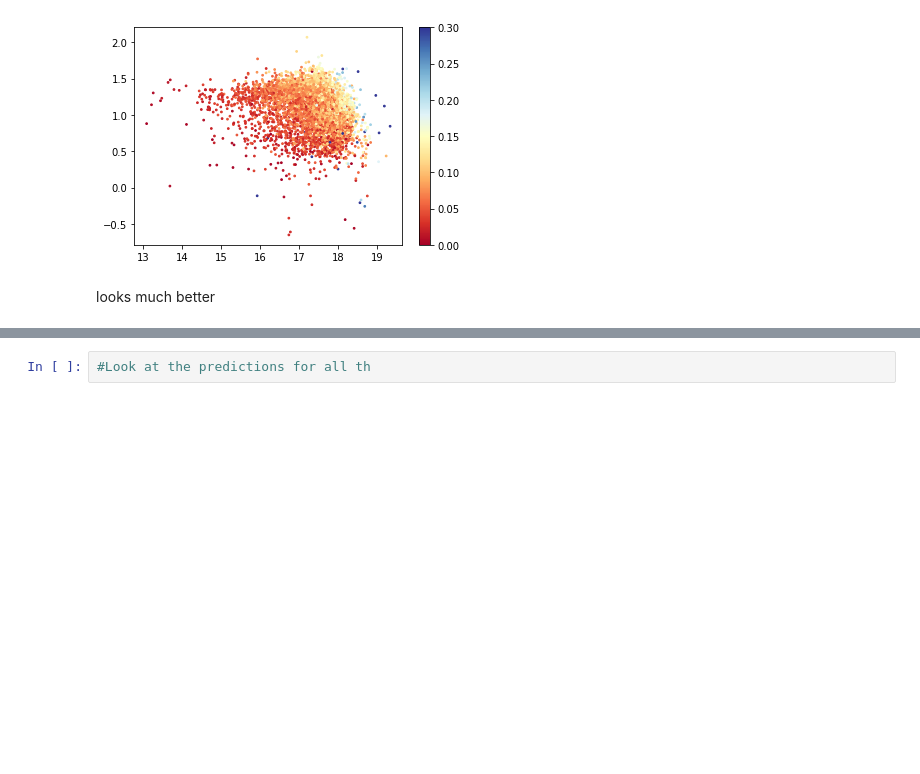
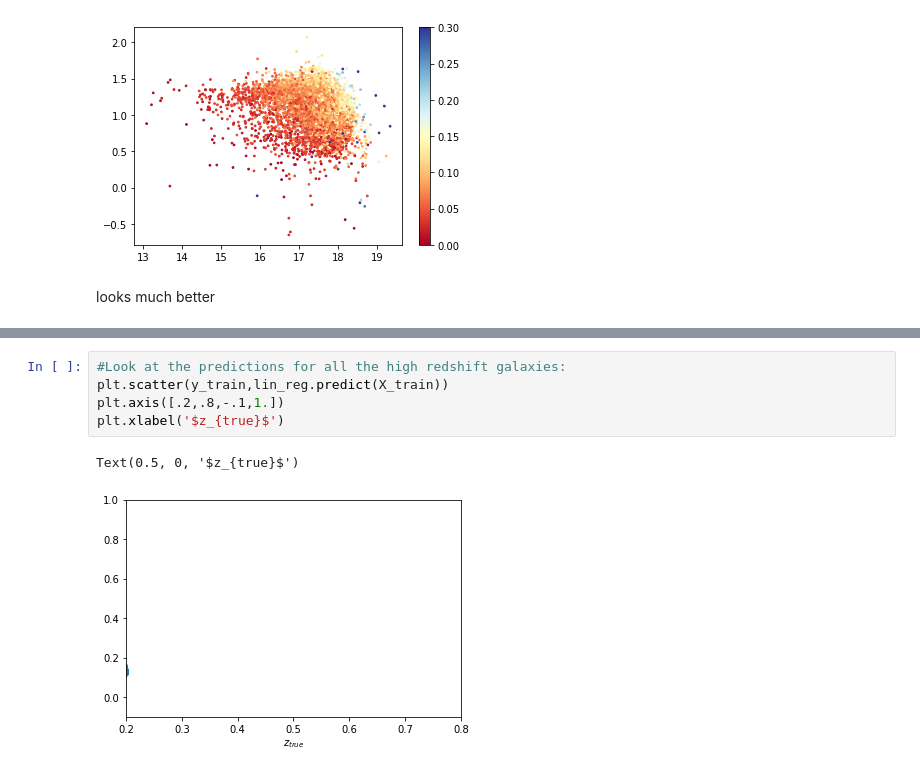
Before and after one commit to dodelson/aiphysics, a Jupyter notebook: outliers.ipynb, the cells around one changed output, grey strips where cells are left out. Saved outputs shown, nothing was run; the diff lists cells and outputs as text; blank space fills up the shorter version.

```diff
--- a/outliers.ipynb
+++ b/outliers.ipynb
@@ -239,2 +283,8 @@ Text(0.5, 0, 'True Redshift')
-# %%
-#Look at the predictions for all th
+# %%
+#Look at the predictions for all the high redshift galaxies:
+plt.scatter(y_train,lin_reg.predict(X_train))
+plt.axis([.2,.8,-.1,1.])
+plt.xlabel('$z_{true}$')
+# %% [output]
+Text(0.5, 0, '$z_{true}$')
+[figure, added]
```
Also changed, not shown: parts of 23 cells of this notebook, 3 other files.
